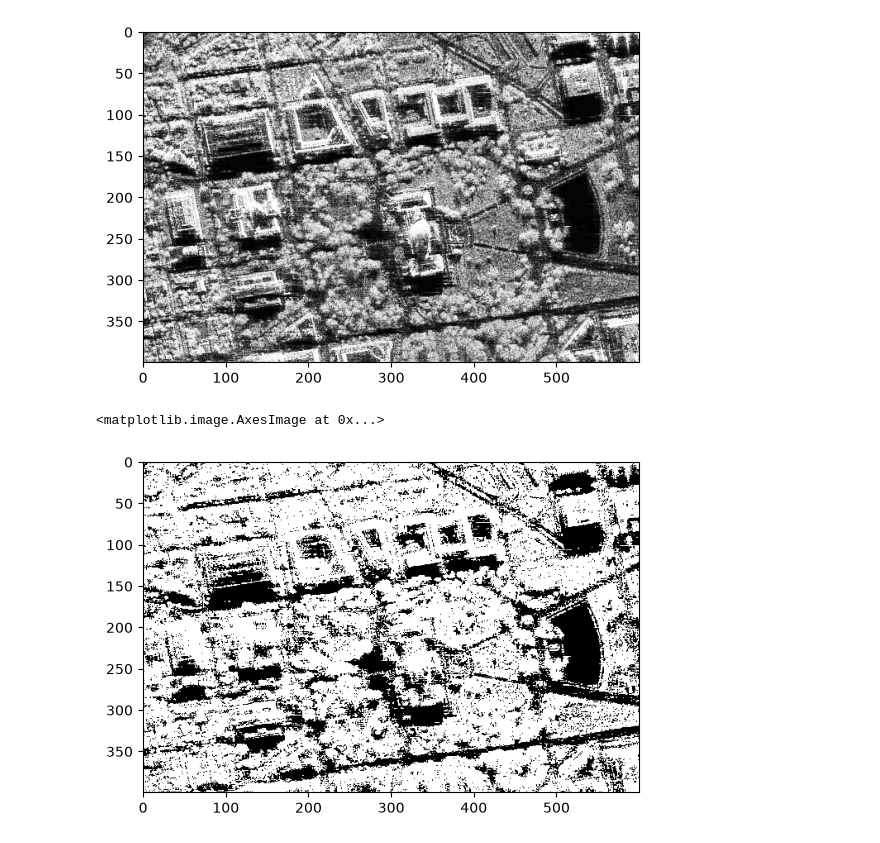
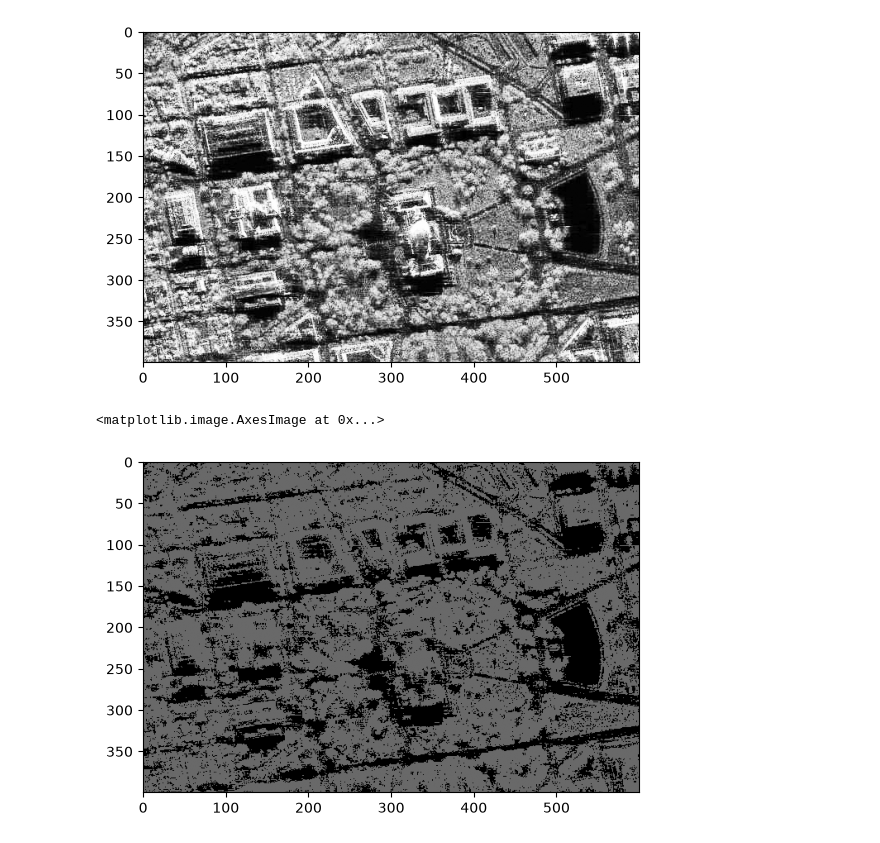
Before and after one commit to Allynall/image-processing, a Jupyter notebook: Task1.ipynb, the cells around one changed output. Cells and saved outputs as stored; diff of their text form; code cells hidden in the pictures.

```diff
--- a/Task1.ipynb
+++ b/Task1.ipynb
@@ -40,8 +40,8 @@ plt.imshow(eq_gray, 'gray')
 <matplotlib.image.AxesImage at 0x...>
 [figure]
 # %%
-_, thresh1 = cv2.threshold(image, 50, 75, cv2.THRESH_BINARY)
-plt.imshow(thresh1, 'gray')
+_, thresh1 = cv2.threshold(image, 50, 105, cv2.THRESH_BINARY)
+plt.imshow(thresh1, 'gray', vmin=0, vmax=255)
 # %% [output]
 <matplotlib.image.AxesImage at 0x...>
-[figure, old version]
+[figure, new version]
```
Also changed, not shown: 1 other file.
